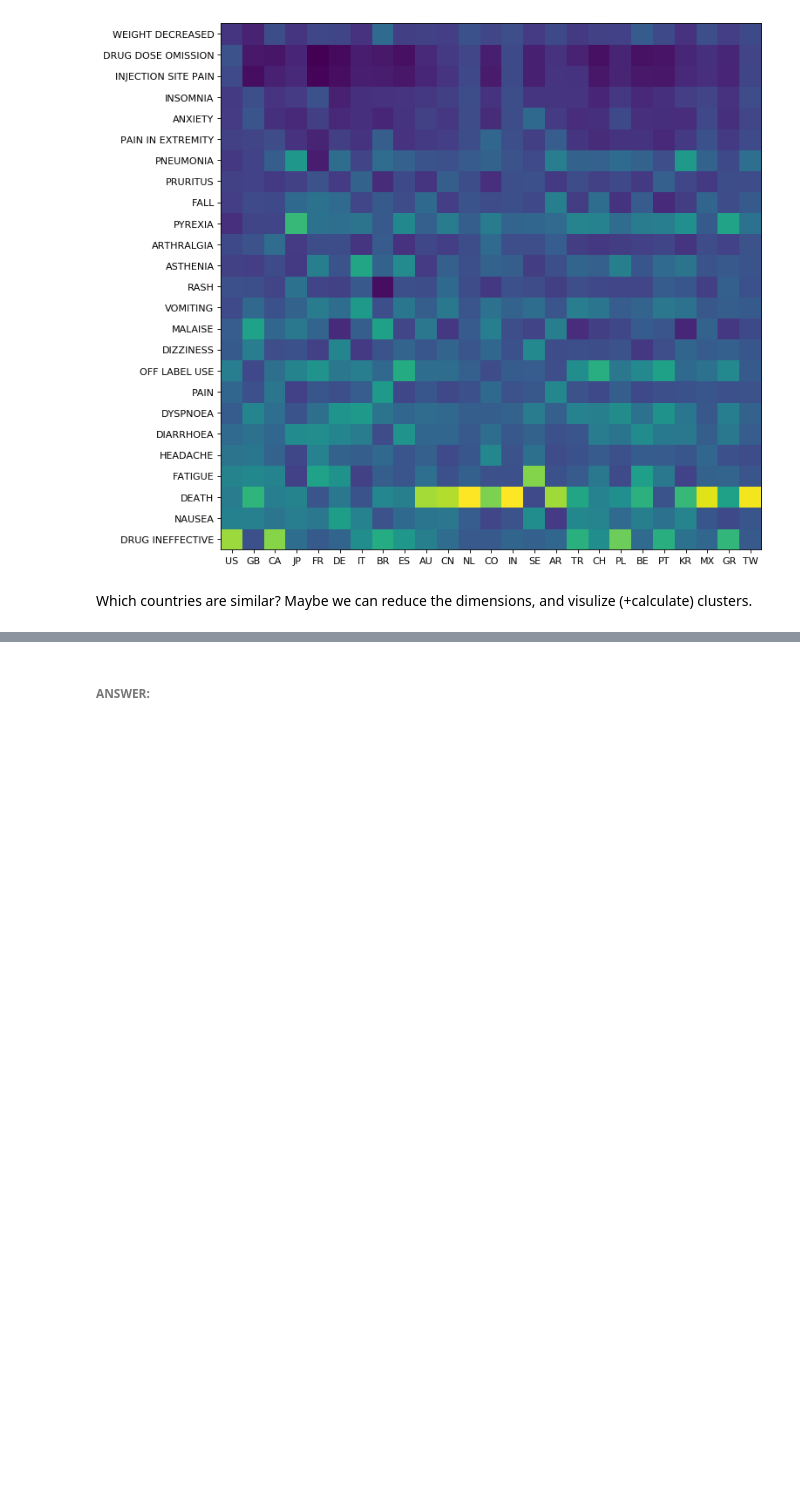
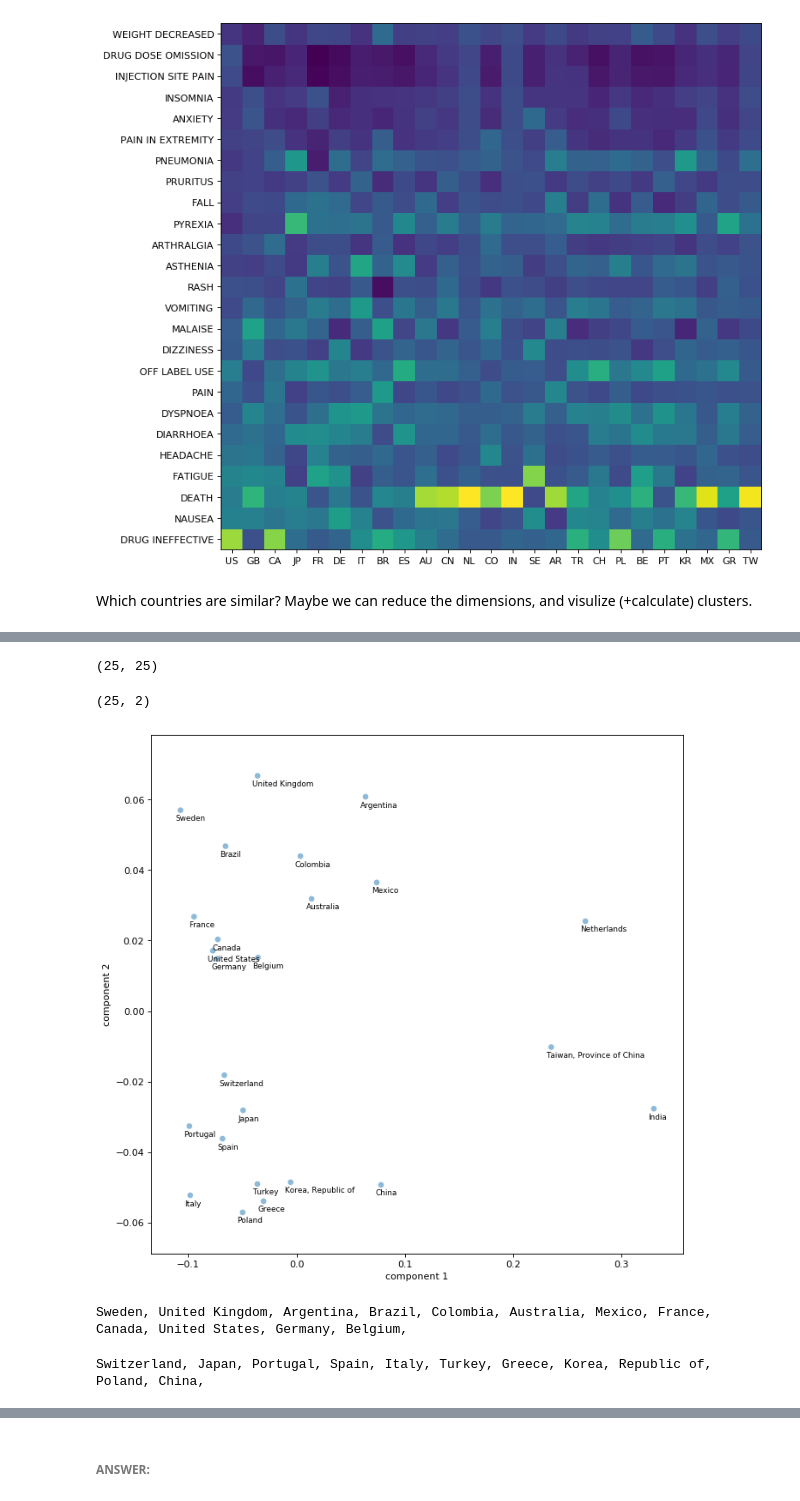
Before and after one commit to oryoruk/fda_adverse_events, a Jupyter notebook: (2020-05-05)_FDA_Adverse_Events.ipynb, the cells around one changed output, grey strips where cells are left out. Drawn from its saved outputs; the diff is of its cells as text; code cells hidden in the pictures; blank space fills up the shorter version.

```diff
--- a/(2020-05-05)_FDA_Adverse_Events.ipynb
+++ b/(2020-05-05)_FDA_Adverse_Events.ipynb
@@ -138,0 +139,4 @@ https://api.fda.gov/drug/event.json
+# %%
+response = requests.get(query_start+"&search=receivedate:[20040101+TO+20081231]&limit=1")
+# Print the status code of the response.
+print(response.status_code)
@@ -356,0 +442,19 @@ Which countries are similar? Maybe we can reduce the dimensions, and visulize (+
+# %%
+df.shape
+# %% [output]
+(25, 25)
+# %%
+df_pca.shape
+# %% [output]
+(25, 2)
+# %%
+figure(num=None, figsize=(10, 10), dpi=80, facecolor='w', edgecolor='k')
+plt.scatter(df_pca[:, 0], df_pca[:, 1], edgecolor='none', alpha=0.5)
+plt.xlabel('component 1')
+plt.ylabel('component 2')
+v_c = 0.003
+h_c = 0.005
+for i, col in enumerate(df.columns):
+    plt.annotate(country_names[col], (df_pca[i, 0]-h_c, df_pca[i, 1]-v_c),size=8)
+# %% [output]
+[figure, added]
@@ -357,3 +465,13 @@ Which countries are similar? Maybe we can reduce the dimensions, and visulize (+
+# %%
+for country_code in country_cluster_1:
+    print(country_name[country_code], end = ', ')
+# %% [output]
+Sweden, United Kingdom, Argentina, Brazil, Colombia, Australia, Mexico, France, Canada, United States, Germany, Belgium,
+# %%
+for country_code in country_cluster_2:
+    print(country_name[country_code], end=', ')
+# %% [output]
+Switzerland, Japan, Portugal, Spain, Italy, Turkey, Greece, Korea, Republic of, Poland, China,
 # %%
 df  = top25_c_by_r
 # %%
```
Also changed, not shown: parts of 39 cells of this notebook.
